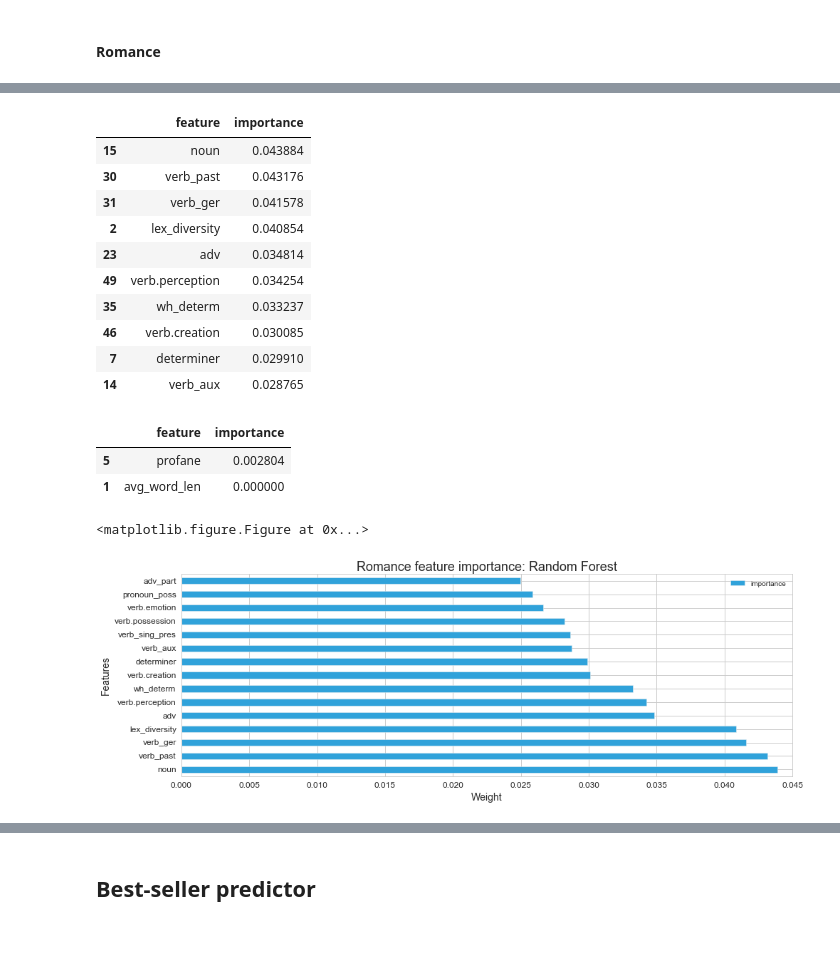
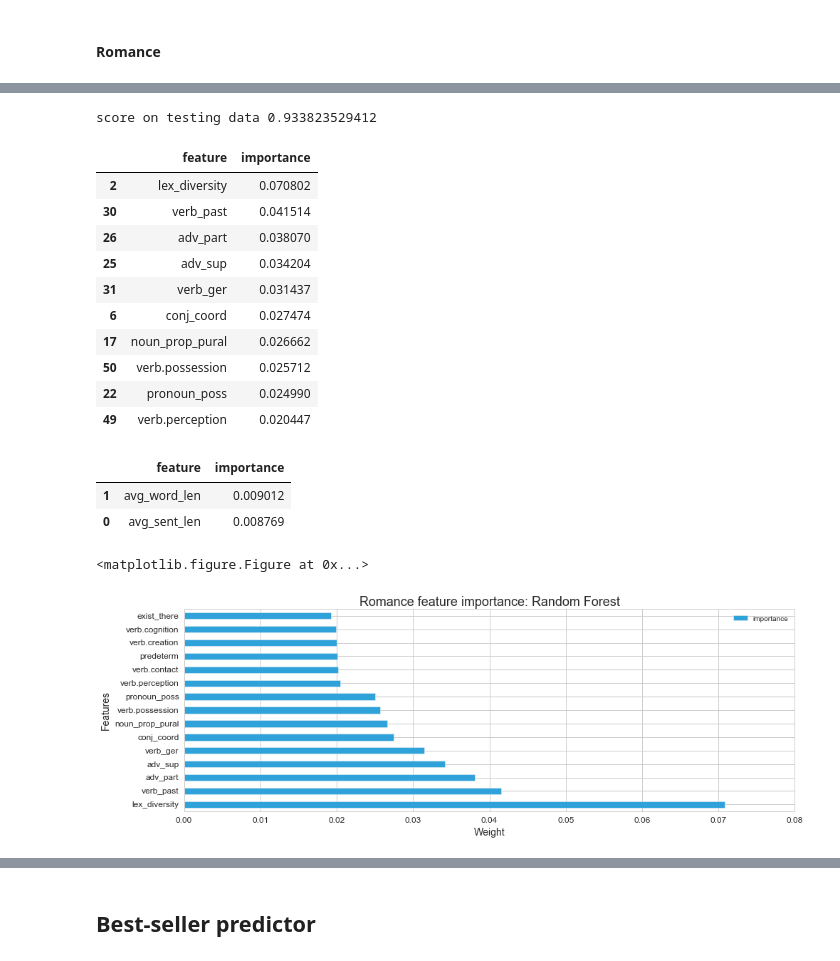
Before and after one commit to bishopkd/DSI-SF2-bishopkd, a Jupyter notebook: projects/capstone/reports/random_forest_models.ipynb, the cells around one changed output, grey strips where cells are left out. Saved outputs shown, nothing was run; the diff lists cells and outputs as text; code cells hidden in the pictures.

```diff
--- a/projects/capstone/reports/random_forest_models.ipynb
+++ b/projects/capstone/reports/random_forest_models.ipynb
@@ -219,10 +218,15 @@ print X_rm_test.shape, y_rm_test.shape
 # %%
 rfc = RandomForestClassifier()
+# rf_params = {
+#     'max_features':['log2','sqrt', 2,3,4,5],
+#     'max_depth':[1,2,3,4],
+#     'min_samples_leaf':np.linspace(1,20,10),
+#     'n_estimators':[100]
+# }
 rf_params = {
-    'max_features':['log2','sqrt', 2,3,4,5],
-    'max_depth':[1,2,3,4],
-    'min_samples_leaf':np.linspace(1,20,10),
-    'n_estimators':[100]
+    'max_features':['log2','sqrt'],
+    'max_depth':[5,6,7,8,9,None],
+    'n_estimators':[1000]
 }
 
 rf_gs_rm = GridSearchCV(rfc, rf_params, cv=5, verbose=1, n_jobs=-1)
@@ -257,43 +258,47 @@ best score 0.806451612903
+# %%
+print "score on testing data", rfc_best_rm.score(X_rm_test, y_rm_test)
+# %% [output]
+score on testing data 0.933823529412
 # %%
 ## Print Feature importances
-feature_importance = pd.DataFrame({ 'feature':X_rm.columns,
+feature_importance_rm = pd.DataFrame({ 'feature':X_rm.columns,
                                    'importance':rfc_best_rm.feature_importances_
                                   })
 
-feature_importance.sort_values('importance', ascending=False, inplace=True)
-feature_importance.head(10)
+feature_importance_rm.sort_values('importance', ascending=False, inplace=True)
+feature_importance_rm.head(10)
 # %% [output]
 |  | feature | importance |
-| 15 | noun | 0.043884 |
-| 30 | verb_past | 0.043176 |
-| 31 | verb_ger | 0.041578 |
-| 2 | lex_diversity | 0.040854 |
-| 23 | adv | 0.034814 |
-| 49 | verb.perception | 0.034254 |
-| 35 | wh_determ | 0.033237 |
-| 46 | verb.creation | 0.030085 |
-| 7 | determiner | 0.029910 |
-| 14 | verb_aux | 0.028765 |
+| 2 | lex_diversity | 0.070802 |
+| 30 | verb_past | 0.041514 |
+| 26 | adv_part | 0.038070 |
+| 25 | adv_sup | 0.034204 |
+| 31 | verb_ger | 0.031437 |
+| 6 | conj_coord | 0.027474 |
+| 17 | noun_prop_pural | 0.026662 |
+| 50 | verb.possession | 0.025712 |
+| 22 | pronoun_poss | 0.024990 |
+| 49 | verb.perception | 0.020447 |
 # %%
-feature_importance.tail(2)
+feature_importance_rm.tail(2)
 # %% [output]
 |  | feature | importance |
-| 5 | profane | 0.002804 |
-| 1 | avg_word_len | 0.000000 |
+| 1 | avg_word_len | 0.009012 |
+| 0 | avg_sent_len | 0.008769 |
 # %%
-feat_rm = feature_importance.set_index('feature')
+feat_rm = feature_importance_rm.set_index('feature')
 sns.set_style("whitegrid")
 plt.figure(figsize=(12, 6))
 bar_width = 0.35
 feat_rm.sort_values('importance', ascending=0).head(15).plot(kind='barh', figsize=(14,5),fontsize=12)
 plt.xlabel('Weight',fontsize=14)
 plt.ylabel('Features',fontsize=14)
 plt.title('Romance feature importance: Random Forest',fontsize=18)
 plt.tight_layout()
 plt.show()
 # %% [output]
 <matplotlib.figure.Figure at 0x...>
-[figure, old version]
+[figure, new version]
 # %%
 plot_roc_curve(target=y_rm_test, predict_proba=rf_proba_rm[:,1], title='Romance best-seller prediction')
 # %% [output]
```
Also changed, not shown: parts of 36 cells of this notebook, 3 other files.
